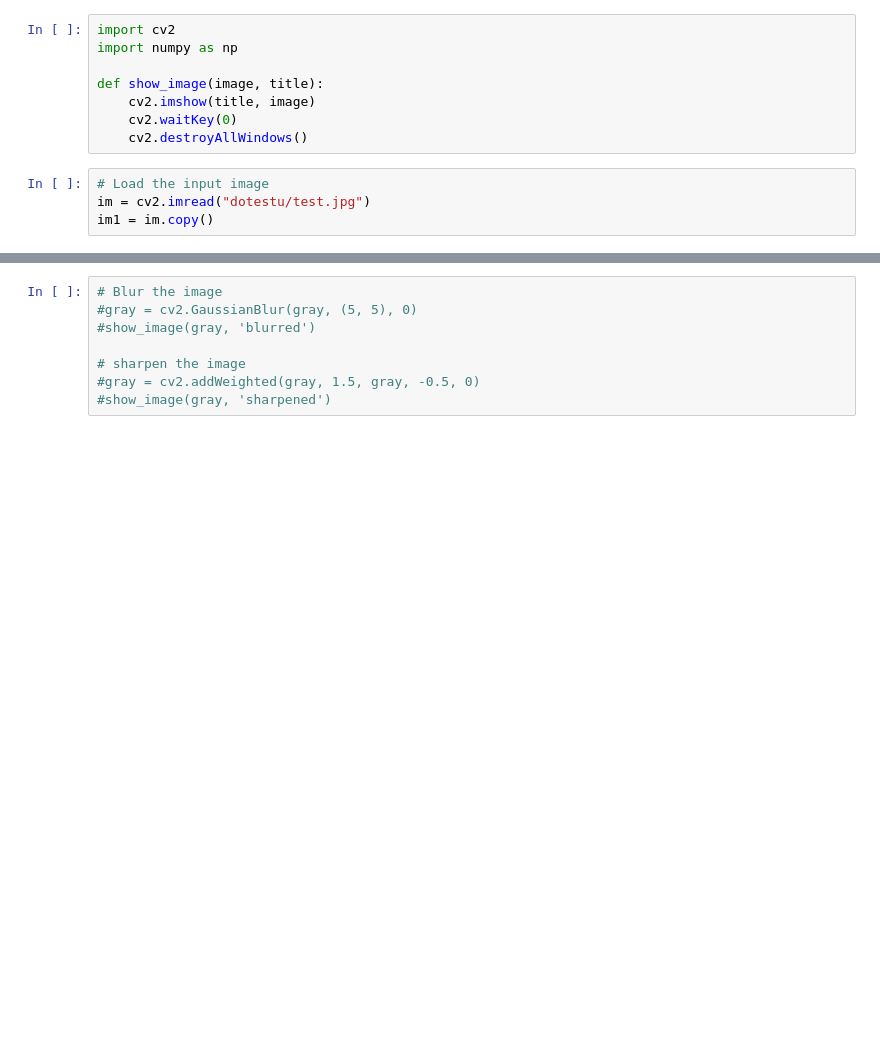
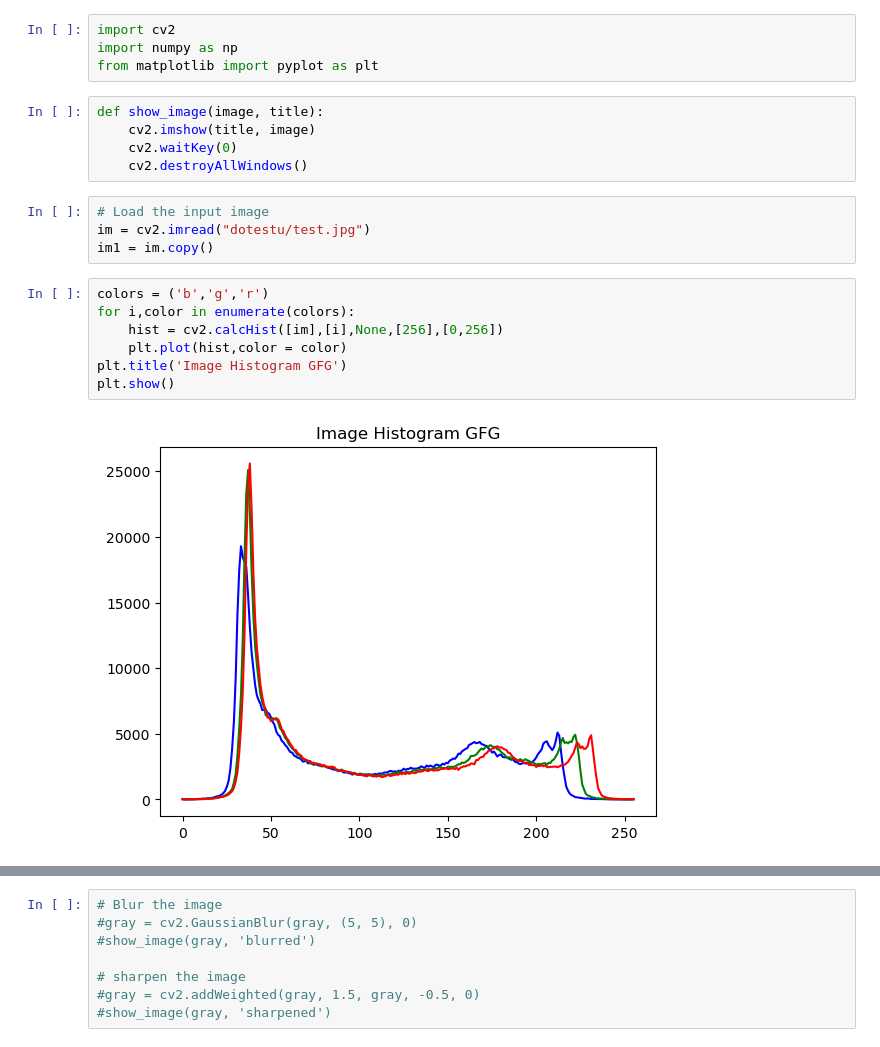
Before and after one commit to MrGrzesiek/PSIOZ, a Jupyter notebook: Untitled.ipynb, the cells around one changed output, grey strips where cells are left out. Cells and saved outputs as stored; diff of their text form; blank space fills up the shorter version.

```diff
--- a/Untitled.ipynb
+++ b/Untitled.ipynb
@@ -9,13 +17,23 @@
 # %%
 import cv2
 import numpy as np
-
-def show_image(image, title):
-    cv2.imshow(title, image)
-    cv2.waitKey(0)
-    cv2.destroyAllWindows()
+from matplotlib import pyplot as plt
+# %%
+def show_image(image, title):
+    cv2.imshow(title, image)
+    cv2.waitKey(0)
+    cv2.destroyAllWindows()
 # %%
 # Load the input image
 im = cv2.imread("dotestu/test.jpg")
 im1 = im.copy()
+# %%
+colors = ('b','g','r')
+for i,color in enumerate(colors):
+    hist = cv2.calcHist([im],[i],None,[256],[0,256])
+    plt.plot(hist,color = color)
+plt.title('Image Histogram GFG')
+plt.show()
+# %% [output]
+[figure, added]
 # %%
```
Also changed, not shown: parts of 7 cells of this notebook, 4 other files.
